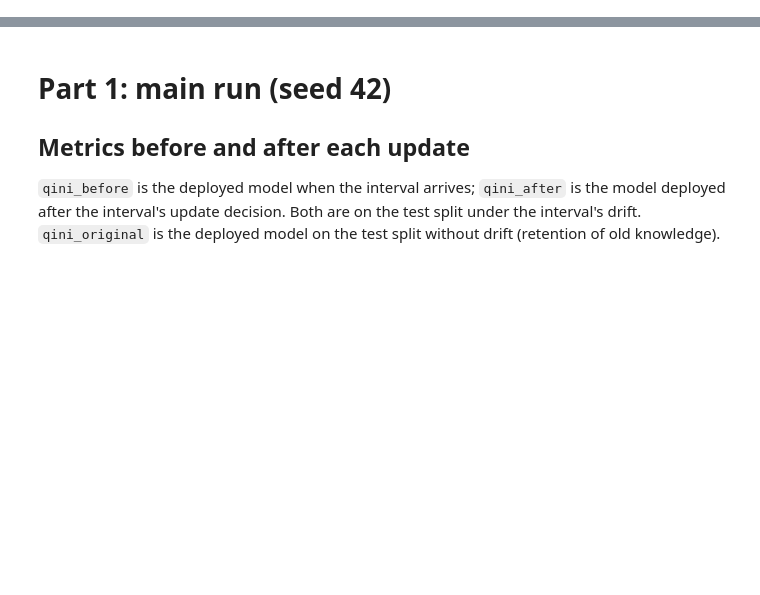
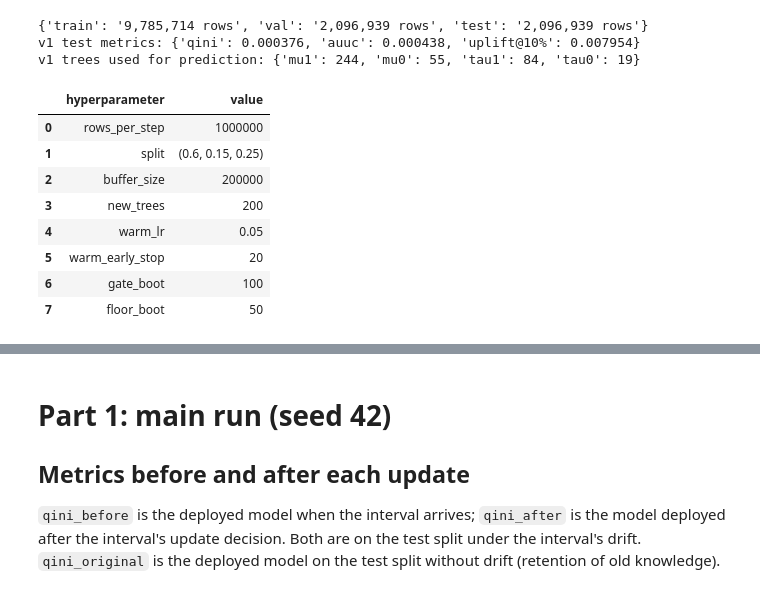
Before and after one commit to saopa28/INSE-6450, a Jupyter notebook: Milestone 4/Continual_Learning_Simulation.ipynb, the cells around one changed output, grey strips where cells are left out. Cells and saved outputs as stored; diff of their text form; code cells hidden in the pictures; blank space fills up the shorter version.

```diff
--- a/Milestone 4/Continual_Learning_Simulation.ipynb
+++ b/Milestone 4/Continual_Learning_Simulation.ipynb
@@ -46,25 +48,36 @@ import xgboost; print("xgboost", xgboost.__version__, "| pipeline from", os.path
 # %%
 import json
 import numpy as np, pandas as pd
 from IPython.display import display
 from uplift_pipeline import load_data, split, load_v1, summary, CONTINUAL, OUT_DIR
-from uplift_pipeline.continual import fit_base, run_seeds, plot_results, plot_seeds, baseline_efficiency, STRATEGIES
+from uplift_pipeline.continual import run_seeds, plot_results, plot_seeds, baseline_efficiency, STRATEGIES
 
 FRAC = 1.0                     # share of rows to use; 1.0 reproduces the Milestone 2 split exactly
 DATA = None                    # None = download the engineered data from the repository release
 SEEDS = (42, 1, 2, 3, 4)       # the first seed is the main run shown in Part 1
 OUT = OUT_DIR / "continual"
 pd.set_option("display.width", 250)
 
 df = load_data(frac=FRAC) if DATA is None else load_data(DATA, frac=FRAC)
 sp = split(df); del df
 print({k: f"{len(v[2]):,} rows" for k, v in sp.items()})
-v1 = load_v1()                                  # Milestone 2 X-learner (its configuration is reused)
+v1 = load_v1()                                  # Milestone 2 X-learner
 Xte, tte, yte = sp["test"]
 print("v1 test metrics:", {k: round(v, 6) for k, v in summary(yte, tte, v1.score(Xte)).items()})
 print("v1 trees used for prediction:", v1.trees())
-base, stream_idx, base_idx = fit_base(v1, sp, out_dir=OUT)    # starting model v1-sim, trained on rows the stream never uses
-print("v1-sim trees used for prediction:", base.trees())
 pd.DataFrame([{"hyperparameter": k, "value": v} for k, v in CONTINUAL.items()])
+# %% [output]
+{'train': '9,785,714 rows', 'val': '2,096,939 rows', 'test': '2,096,939 rows'}
+v1 test metrics: {'qini': 0.000376, 'auuc': 0.000438, 'uplift@10%': 0.007954}
+v1 trees used for prediction: {'mu1': 244, 'mu0': 55, 'tau1': 84, 'tau0': 19}
+|  | hyperparameter | value |
+| 0 | rows_per_step | 1000000 |
+| 1 | split | (0.6, 0.15, 0.25) |
+| 2 | buffer_size | 200000 |
+| 3 | new_trees | 200 |
+| 4 | warm_lr | 0.05 |
+| 5 | warm_early_stop | 20 |
+| 6 | gate_boot | 100 |
+| 7 | floor_boot | 50 |
 # %%
 # Runs the simulation once per seed (each seed's results and models go to outputs/continual/seed_<n>/)
```
Also changed, not shown: parts of 14 cells of this notebook, 2 other files.
